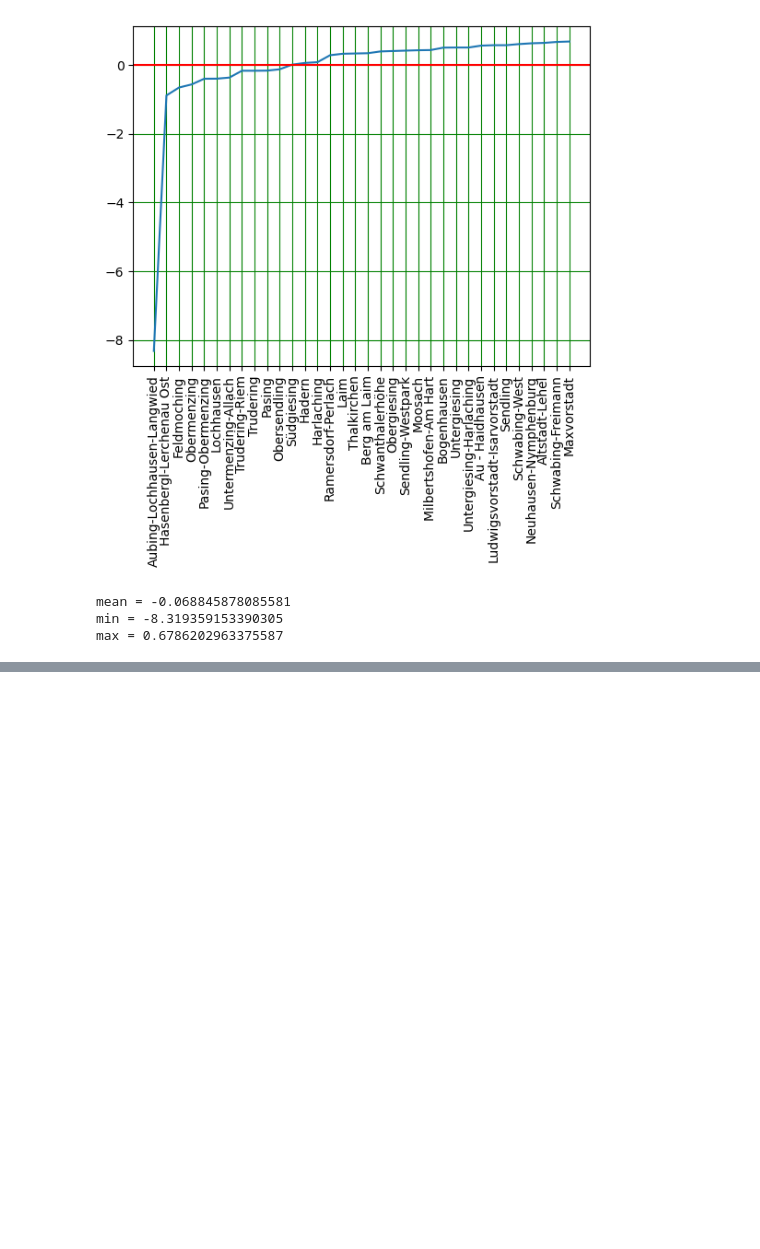
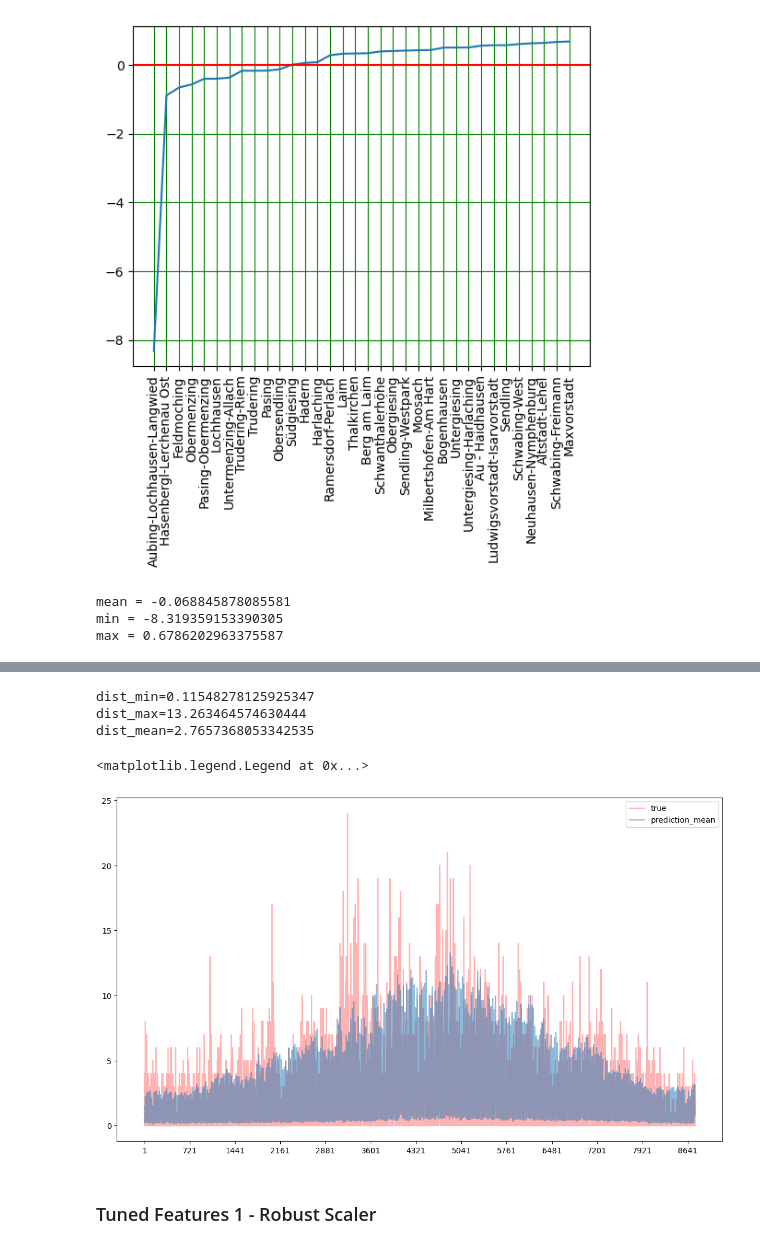
Before and after one commit to shoefer987/bike_sharing_demand, a Jupyter notebook: notebooks/jui-kate_xgboost.ipynb, the cells around one changed output, grey strips where cells are left out. Cells and saved outputs as stored; diff of their text form; code cells hidden in the pictures; blank space fills up the shorter version.

```diff
--- a/notebooks/jui-kate_xgboost.ipynb
+++ b/notebooks/jui-kate_xgboost.ipynb
@@ -288,0 +511,24 @@ districts = ['Altstadt-Lehel', 'Au - Haidhausen',
+# %%
+pred_rent_number_transposed = np.transpose(pred_rent_number, (0, 2, 1))
+# %%
+districts_mean = []
+for dist in pred_rent_number_transposed:
+    hours_mean = []
+    for hour in dist:
+        number_per_hour = []
+        for fold in hour:
+            number_per_hour.append(fold)
+        mean_number_per_hour = np.mean(number_per_hour)
+        hours_mean.append(mean_number_per_hour)
+    districts_mean.append(hours_mean)
+# %%
+len(districts_mean[0])
+
+dist_hours = np.array(districts_mean)
+dist_hours_t = np.transpose(dist_hours)
+# %%
+mean_for_all_districts = []
+
+for number in dist_hours_t:
+    mean_number = np.mean(number)
+    mean_for_all_districts.append(mean_number)
@@ -288,0 +559,20 @@ districts = ['Altstadt-Lehel', 'Au - Haidhausen',
+# %%
+print(f"{dist_min=}")
+print(f"{dist_max=}")
+print(f"{dist_mean=}")
+# %% [output]
+dist_min=0.11548278125925347
+dist_max=13.263464574630444
+dist_mean=2.7657368053342535
+# %%
+plt.figure(figsize=(14,8))
+plt.plot(range(len(y_test)), y_test, c='r', alpha=0.3, label='true')
+plt.plot(range(len(y_pred)), mean_for_all_districts, alpha=0.5, label='prediction_mean')
+
+plt.xticks(np.arange(1, 8769, 720))
+plt.legend()
+# %% [output]
+<matplotlib.legend.Legend at 0x...>
+[figure, added]
+# %% [markdown]
+### Tuned Features 1 - Robust Scaler
```
Also changed, not shown: parts of 49 cells of this notebook.
